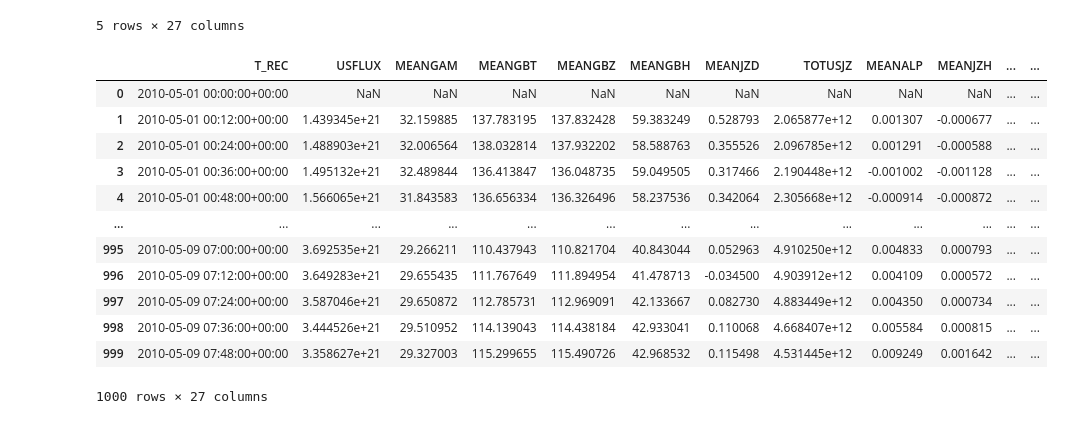
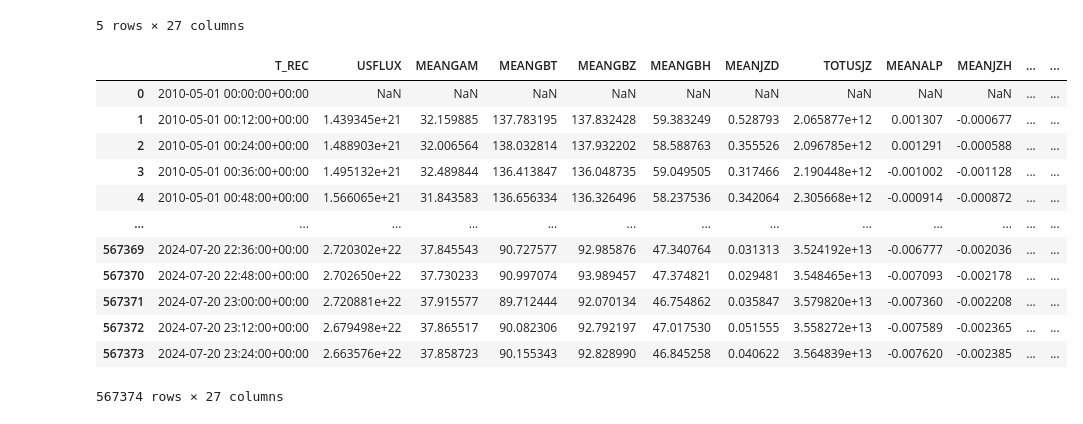
Before and after one commit to victorverma/xray_flux_forecasting, a Jupyter notebook: notebooks/combine_data.ipynb, the cells around one changed output. Saved outputs shown, nothing was run; the diff lists cells and outputs as text; code cells hidden in the pictures.

Commit message:
Check whether combined_data is okay

```diff
--- a/notebooks/combine_data.ipynb
+++ b/notebooks/combine_data.ipynb
@@ -234,19 +234,19 @@ combined_data.head()
 # %%
 combined_data.to_parquet("../combined_data.parquet")
 # %%
-test = pd.read_parquet("../combined_data/combined_data.parquet")
-test
+combined_data = pd.read_parquet("../combined_data/combined_data.parquet")
+combined_data
 # %% [output]
 |  | T_REC | USFLUX | MEANGAM | MEANGBT | MEANGBZ | MEANGBH | MEANJZD | TOTUSJZ | MEANALP | MEANJZH | ... | ... |
 | 0 | 2010-05-01 00:00:00+00:00 | NaN | NaN | NaN | NaN | NaN | NaN | NaN | NaN | NaN | ... | ... |
 | 1 | 2010-05-01 00:12:00+00:00 | 1.439345e+21 | 32.159885 | 137.783195 | 137.832428 | 59.383249 | 0.528793 | 2.065877e+12 | 0.001307 | -0.000677 | ... | ... |
 | 2 | 2010-05-01 00:24:00+00:00 | 1.488903e+21 | 32.006564 | 138.032814 | 137.932202 | 58.588763 | 0.355526 | 2.096785e+12 | 0.001291 | -0.000588 | ... | ... |
 | 3 | 2010-05-01 00:36:00+00:00 | 1.495132e+21 | 32.489844 | 136.413847 | 136.048735 | 59.049505 | 0.317466 | 2.190448e+12 | -0.001002 | -0.001128 | ... | ... |
 | 4 | 2010-05-01 00:48:00+00:00 | 1.566065e+21 | 31.843583 | 136.656334 | 136.326496 | 58.237536 | 0.342064 | 2.305668e+12 | -0.000914 | -0.000872 | ... | ... |
 | ... | ... | ... | ... | ... | ... | ... | ... | ... | ... | ... | ... | ... |
-| 995 | 2010-05-09 07:00:00+00:00 | 3.692535e+21 | 29.266211 | 110.437943 | 110.821704 | 40.843044 | 0.052963 | 4.910250e+12 | 0.004833 | 0.000793 | ... | ... |
-| 996 | 2010-05-09 07:12:00+00:00 | 3.649283e+21 | 29.655435 | 111.767649 | 111.894954 | 41.478713 | -0.034500 | 4.903912e+12 | 0.004109 | 0.000572 | ... | ... |
-| 997 | 2010-05-09 07:24:00+00:00 | 3.587046e+21 | 29.650872 | 112.785731 | 112.969091 | 42.133667 | 0.082730 | 4.883449e+12 | 0.004350 | 0.000734 | ... | ... |
-| 998 | 2010-05-09 07:36:00+00:00 | 3.444526e+21 | 29.510952 | 114.139043 | 114.438184 | 42.933041 | 0.110068 | 4.668407e+12 | 0.005584 | 0.000815 | ... | ... |
-| 999 | 2010-05-09 07:48:00+00:00 | 3.358627e+21 | 29.327003 | 115.299655 | 115.490726 | 42.968532 | 0.115498 | 4.531445e+12 | 0.009249 | 0.001642 | ... | ... |
+| 567369 | 2024-07-20 22:36:00+00:00 | 2.720302e+22 | 37.845543 | 90.727577 | 92.985876 | 47.340764 | 0.031313 | 3.524192e+13 | -0.006777 | -0.002036 | ... | ... |
+| 567370 | 2024-07-20 22:48:00+00:00 | 2.702650e+22 | 37.730233 | 90.997074 | 93.989457 | 47.374821 | 0.029481 | 3.548465e+13 | -0.007093 | -0.002178 | ... | ... |
+| 567371 | 2024-07-20 23:00:00+00:00 | 2.720881e+22 | 37.915577 | 89.712444 | 92.070134 | 46.754862 | 0.035847 | 3.579820e+13 | -0.007360 | -0.002208 | ... | ... |
+| 567372 | 2024-07-20 23:12:00+00:00 | 2.679498e+22 | 37.865517 | 90.082306 | 92.792197 | 47.017530 | 0.051555 | 3.558272e+13 | -0.007589 | -0.002365 | ... | ... |
+| 567373 | 2024-07-20 23:24:00+00:00 | 2.663576e+22 | 37.858723 | 90.155343 | 92.828990 | 46.845258 | 0.040622 | 3.564839e+13 | -0.007620 | -0.002385 | ... | ... |
-1000 rows × 27 columns
+567374 rows × 27 columns
```
Also changed, not shown: parts of 3 cells of this notebook.
